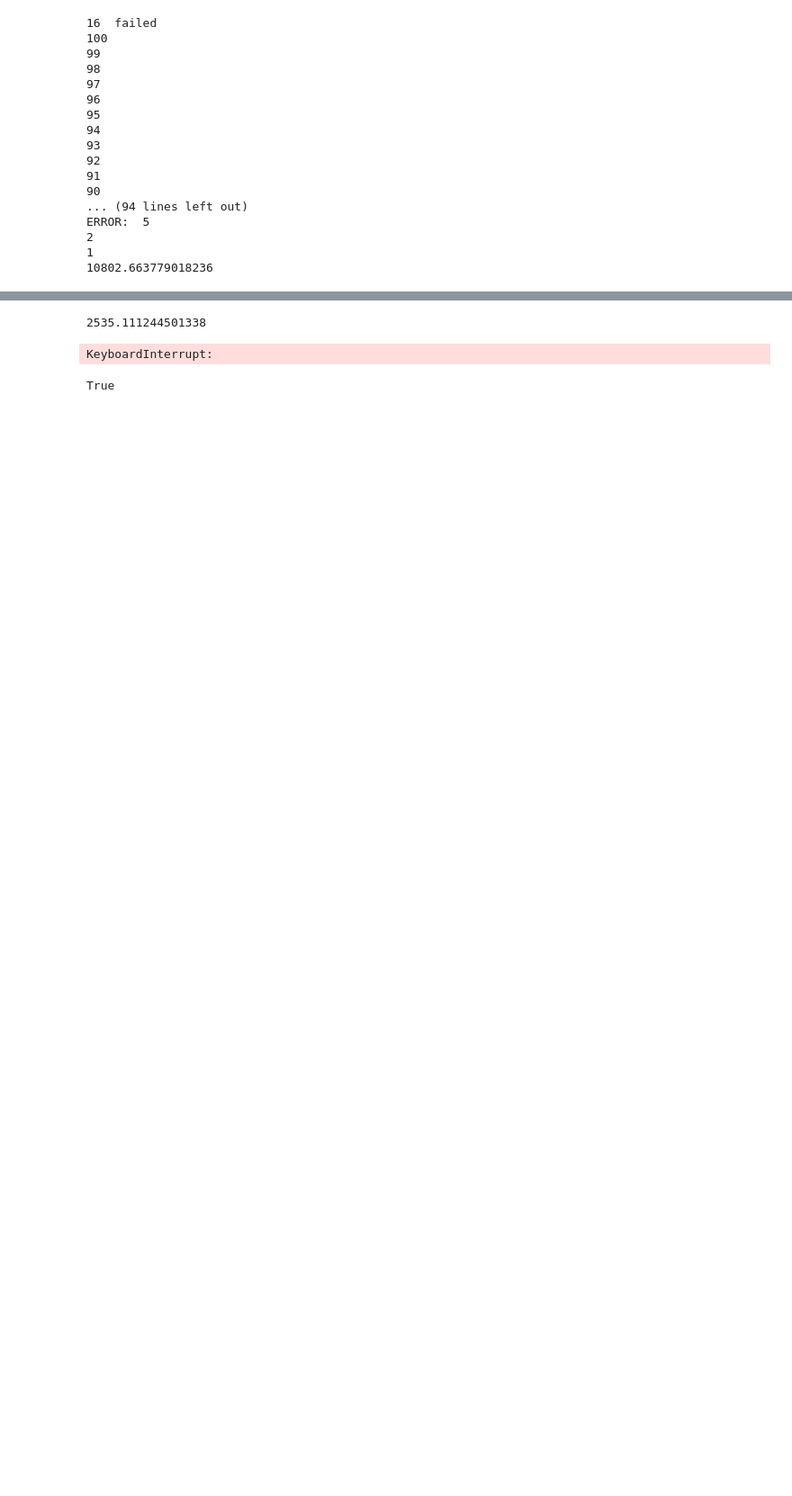
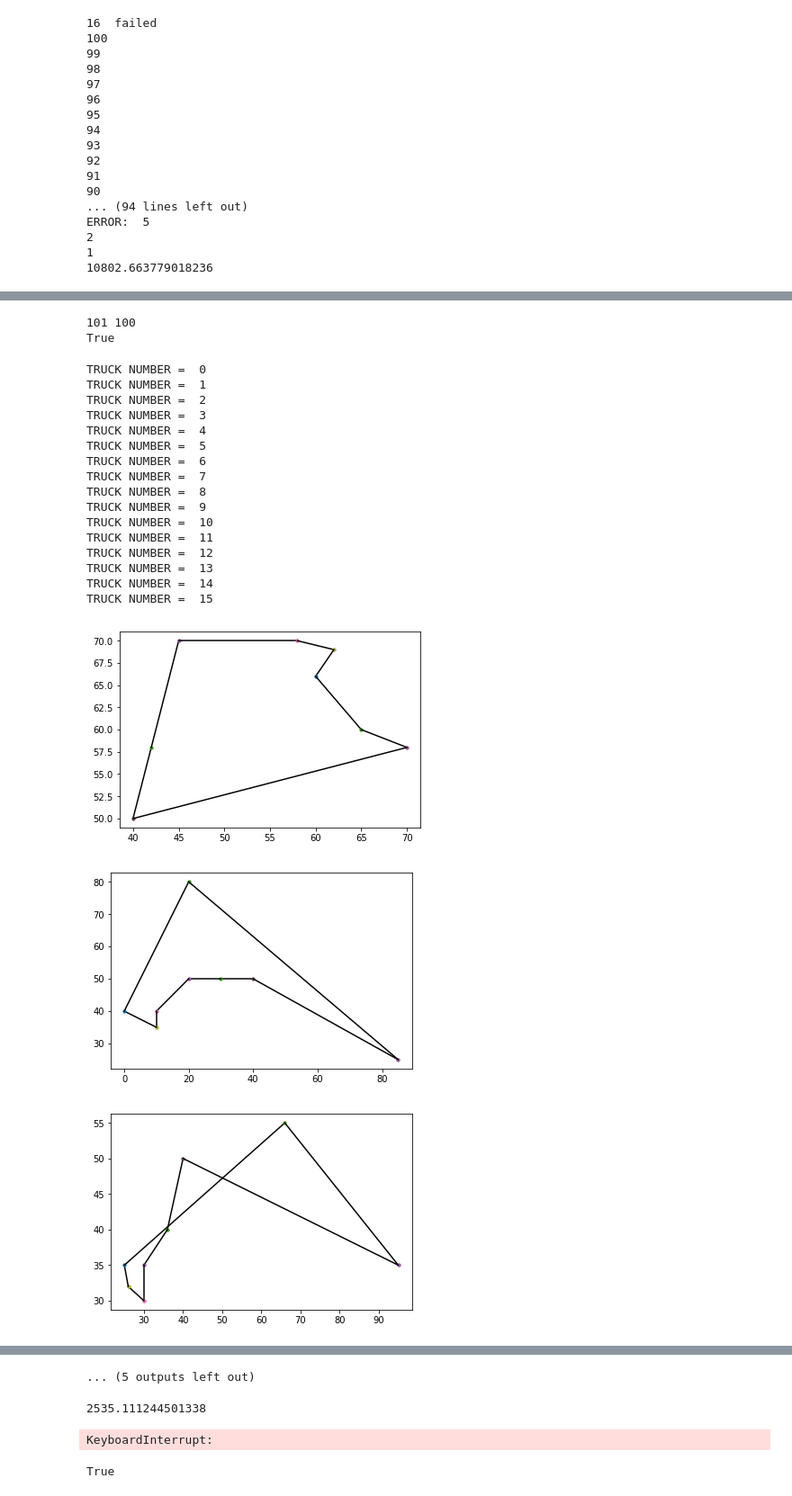
Before and after one commit to aleks73337/TSP-Problem, a Jupyter notebook: Untitled.ipynb, the cells around one changed output, grey strips where cells are left out. Shown at 90% size. Cells and saved outputs as stored; diff of their text form; code cells hidden in the pictures; blank space fills up the shorter version.

```diff
--- a/Untitled.ipynb
+++ b/Untitled.ipynb
@@ -214,7 +186,7 @@ def aprove_solution(routes):
                 timer += distance_(route[ind], route[ind + 1]) + route[ind + 1]["SERVICE TIME"] + (timer - route[ind + 1]["READY TIME"] if (route[ind + 1]["READY TIME"] > timer) else 0)
                 load -= route[ind]["DEMAND"]
                 ncusts_now += 1
-        ncusts_now += 1
+    ncusts_now -= len(routes)
     print(ncusts_must, ncusts_now)
     return True
 # %%
@@ -233,33 +205,45 @@ def to_best_place(pt, route, rts_, rts_dist, ind):
         load -= cust["DEMAND"]
     load -= pt["DEMAND"]
     if (load < 0):
-        return route
+        print("Not anought of load")
+        return route, False
     t_route = route.copy()
-    rts_dist = rts_dist
     for cust_ind in range(1, len(route) - 1):
         t_route.insert(cust_ind, pt)
         if (aprove_route_solution(t_route) == True):
             rts_tmp = copy.deepcopy(rts_)
             rts_tmp[ind] = t_route
             if (total_distance(rts_tmp) < rts_dist):
-                return t_route
+                print("Я нашел!")
+                return t_route, True
         t_route = route.copy()
-    return route
+    print("Can't find decsion")
+    return route, False
 # %%
 def local_search(_routes_):
-    from_delete = _routes_[1]
-    pt_ = from_delete[4].copy()
+
+    i = 8
+    k = 4
+    from_delete_tmp = _routes_[i].copy()
+    from_delete = _routes_[i].copy()
+    pt_ = from_delete[6].copy()
     abs_dist = total_distance(_routes_)
     print(abs_dist)
-    del(from_delete[4])
+    del(from_delete[6])
 
-
-    to_insert = routes[3]
+    to_insert = _routes_[k].copy()
     dist_wp = total_distance(_routes_)
-    to_insert = to_best_place(pt_, to_insert, _routes_, dist_wp, 1)
+    to_insert, is_changed = to_best_place(pt_, to_insert, _routes_, abs_dist, k)
+    if (is_changed == True):
+        tmp_rts_ = copy.deepcopy(_routes_)
+        tmp_rts_[k] = to_insert
+        tmp_rts_[i] = from_delete_tmp
+        print(total_distance(tmp_rts_))
+    else:
+        _routes_[i] = from_delete_tmp
     print(aprove_solution(_routes_))
     return _routes_
 # %%
-print(total_distance(local_search(copy.deepcopy(clear_routes))))
+rs = local_search(copy.deepcopy(clear_routes))
 # %% [output]
 2503.641854408701
@@ -268,0 +253,27 @@ True
+# %%
+print(aprove_solution(clear_routes))
+# %% [output]
+101 100
+True
+# %%
+plot_routes(rs)
+# %% [output]
+TRUCK NUMBER =  0
+TRUCK NUMBER =  1
+TRUCK NUMBER =  2
+TRUCK NUMBER =  3
+TRUCK NUMBER =  4
+TRUCK NUMBER =  5
+TRUCK NUMBER =  6
+TRUCK NUMBER =  7
+TRUCK NUMBER =  8
+TRUCK NUMBER =  9
+TRUCK NUMBER =  10
+TRUCK NUMBER =  11
+TRUCK NUMBER =  12
+TRUCK NUMBER =  13
+TRUCK NUMBER =  14
+TRUCK NUMBER =  15
+[figure, added]
+[figure, added]
+[figure, added]
@@ -269,3 +288,4 @@ True
+... (5 outputs left out)
 # %%
 print(total_distance(routes))
 # %% [output]
```
Also changed, not shown: parts of 5 cells of this notebook.
